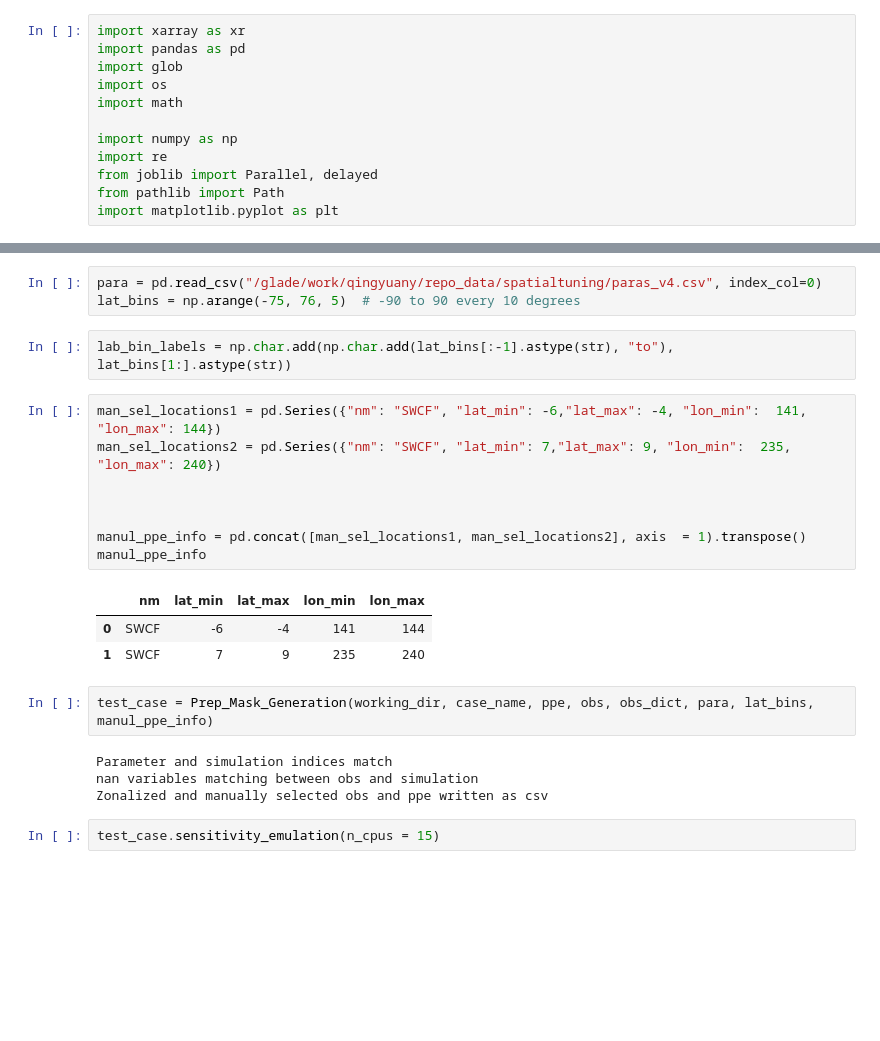
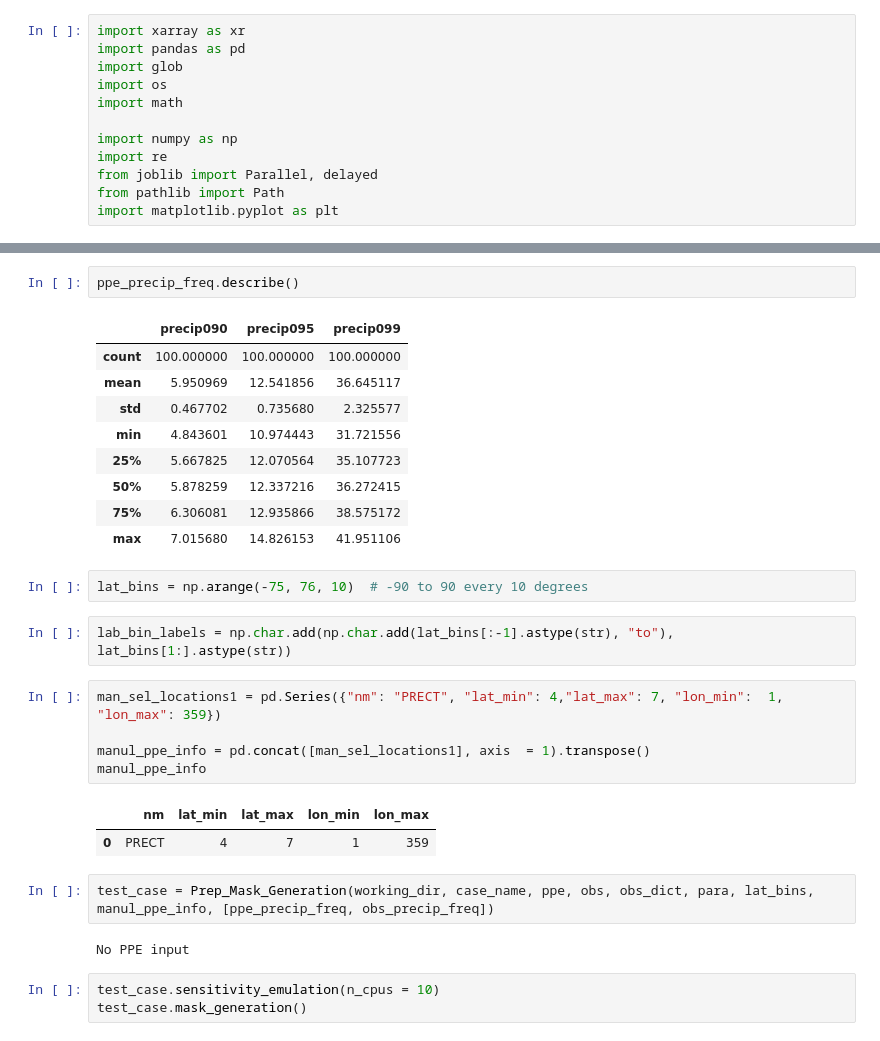
Before and after one commit to yiqioyang/proj2dhullsampler, a Jupyter notebook: prepare.ipynb, the cells around one changed output, grey strips where cells are left out. Saved outputs shown, nothing was run; the diff lists cells and outputs as text; blank space fills up the shorter version.

```diff
--- a/prepare.ipynb
+++ b/prepare.ipynb
@@ -35,25 +95,31 @@ obs_dict = {"SWCF": "swcrf_toa", "LWCF": "lwcrf_toa", "TGCLDLWP": "clwp", "TMQ":
+# %%
+ppe_precip_freq.describe()
+# %% [output]
+|  | precip090 | precip095 | precip099 |
+| count | 100.000000 | 100.000000 | 100.000000 |
+| mean | 5.950969 | 12.541856 | 36.645117 |
+| std | 0.467702 | 0.735680 | 2.325577 |
+| min | 4.843601 | 10.974443 | 31.721556 |
+| 25% | 5.667825 | 12.070564 | 35.107723 |
+| 50% | 5.878259 | 12.337216 | 36.272415 |
+| 75% | 6.306081 | 12.935866 | 38.575172 |
+| max | 7.015680 | 14.826153 | 41.951106 |
 # %%
-para = pd.read_csv("/glade/work/qingyuany/repo_data/spatialtuning/paras_v4.csv", index_col=0)
-lat_bins = np.arange(-75, 76, 5)  # -90 to 90 every 10 degrees
+lat_bins = np.arange(-75, 76, 10)  # -90 to 90 every 10 degrees
 # %%
 lab_bin_labels = np.char.add(np.char.add(lat_bins[:-1].astype(str), "to"), lat_bins[1:].astype(str))
 # %%
-man_sel_locations1 = pd.Series({"nm": "SWCF", "lat_min": -6,"lat_max": -4, "lon_min":  141, "lon_max": 144})
-man_sel_locations2 = pd.Series({"nm": "SWCF", "lat_min": 7,"lat_max": 9, "lon_min":  235, "lon_max": 240})
+man_sel_locations1 = pd.Series({"nm": "PRECT", "lat_min": 4,"lat_max": 7, "lon_min":  1, "lon_max": 359})
 
-
-
-manul_ppe_info = pd.concat([man_sel_locations1, man_sel_locations2], axis  = 1).transpose()
+manul_ppe_info = pd.concat([man_sel_locations1], axis  = 1).transpose()
 manul_ppe_info
 # %% [output]
 |  | nm | lat_min | lat_max | lon_min | lon_max |
-| 0 | SWCF | -6 | -4 | 141 | 144 |
-| 1 | SWCF | 7 | 9 | 235 | 240 |
+| 0 | PRECT | 4 | 7 | 1 | 359 |
 # %%
-test_case = Prep_Mask_Generation(working_dir, case_name, ppe, obs, obs_dict, para, lat_bins, manul_ppe_info)
+test_case = Prep_Mask_Generation(working_dir, case_name, ppe, obs, obs_dict, para, lat_bins, manul_ppe_info, [ppe_precip_freq, obs_precip_freq])
 # %% [output]
-Parameter and simulation indices match
-nan variables matching between obs and simulation
-Zonalized and manually selected obs and ppe written as csv
+No PPE input
 # %%
-test_case.sensitivity_emulation(n_cpus = 15)
+test_case.sensitivity_emulation(n_cpus = 10)
+test_case.mask_generation()
```
Also changed, not shown: parts of 31 cells of this notebook, 1 other file.
